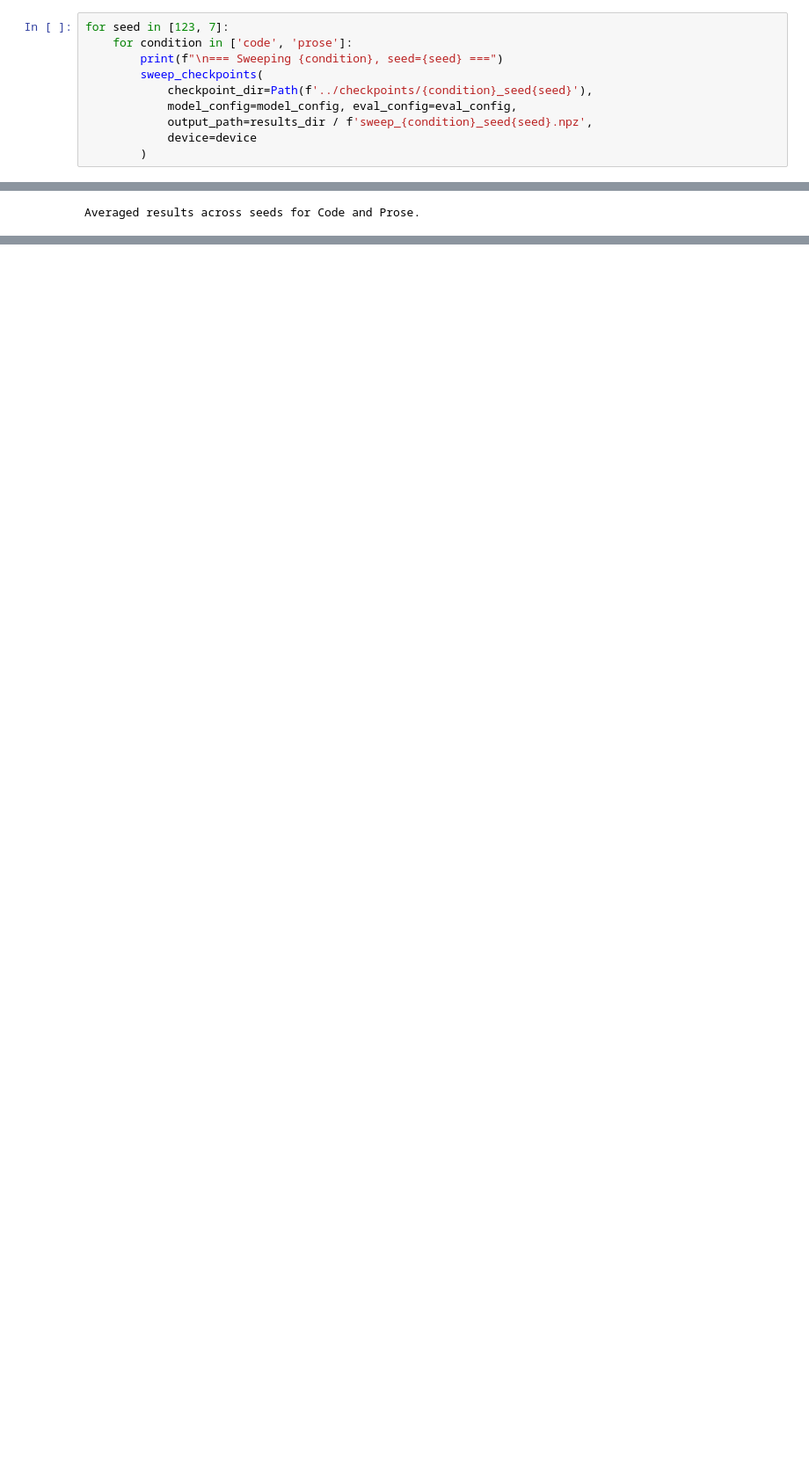
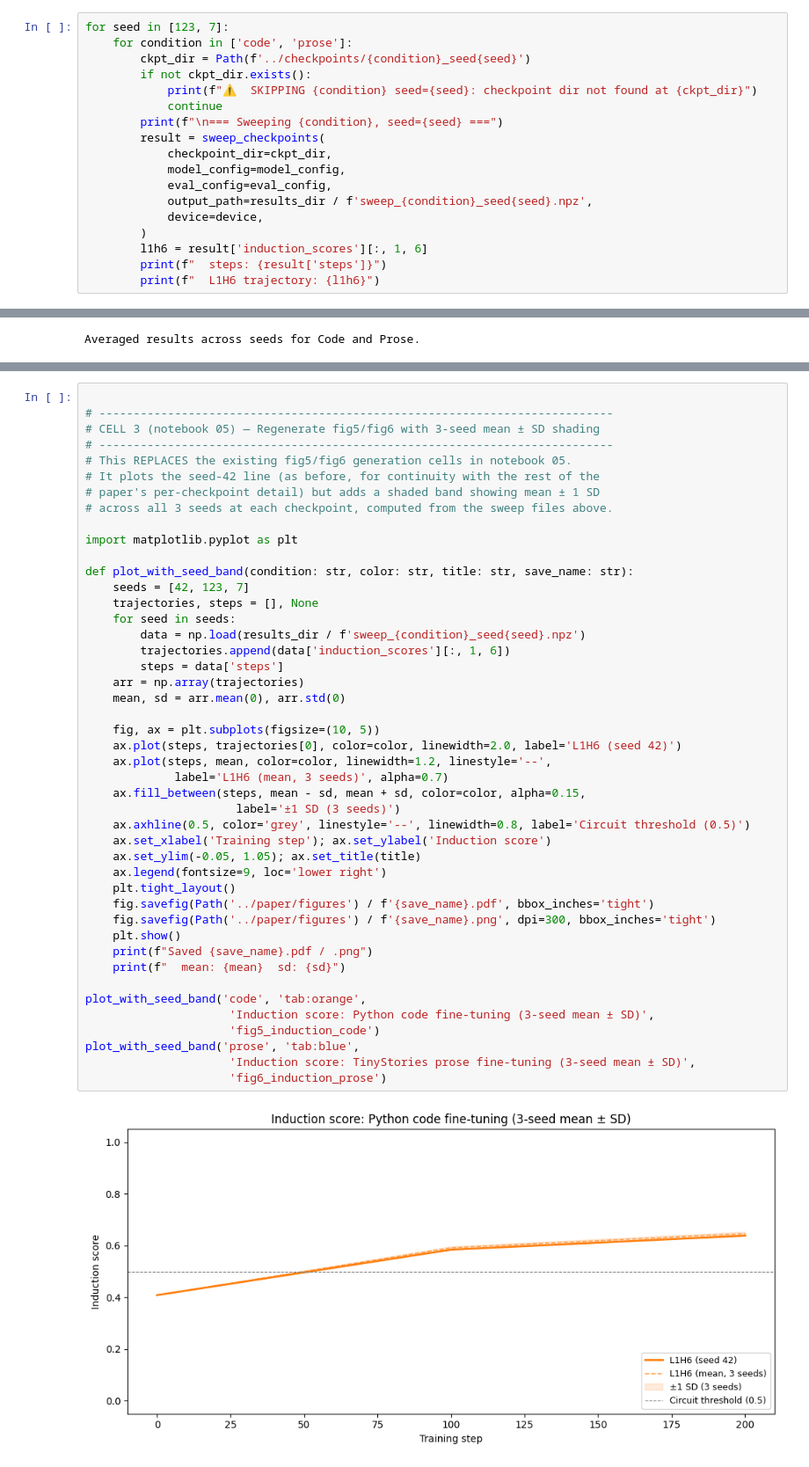
Before and after one commit to Mattral/Mechanistic-Interpretability-Study-Induction-Circuit-Stability-Under-Fine-Tuning, a Jupyter notebook: notebooks/01_to_05_all_in_one.ipynb, the cells around one changed output, grey strips where cells are left out. Shown at 88% size. Cells and saved outputs as stored; diff of their text form; blank space fills up the shorter version.

Commit message:
docs(paper): update figures, abstract, results, and conclusion with latest induction data (v10)

```diff
--- a/notebooks/01_to_05_all_in_one.ipynb
+++ b/notebooks/01_to_05_all_in_one.ipynb
@@ -681,11 +706,19 @@ files.download(file_path)
 # %%
 for seed in [123, 7]:
     for condition in ['code', 'prose']:
+        ckpt_dir = Path(f'../checkpoints/{condition}_seed{seed}')
+        if not ckpt_dir.exists():
+            print(f"⚠️  SKIPPING {condition} seed={seed}: checkpoint dir not found at {ckpt_dir}")
+            continue
         print(f"\n=== Sweeping {condition}, seed={seed} ===")
-        sweep_checkpoints(
-            checkpoint_dir=Path(f'../checkpoints/{condition}_seed{seed}'),
-            model_config=model_config, eval_config=eval_config,
+        result = sweep_checkpoints(
+            checkpoint_dir=ckpt_dir,
+            model_config=model_config,
+            eval_config=eval_config,
             output_path=results_dir / f'sweep_{condition}_seed{seed}.npz',
-            device=device
+            device=device,
         )
+        l1h6 = result['induction_scores'][:, 1, 6]
+        print(f"  steps: {result['steps']}")
+        print(f"  L1H6 trajectory: {l1h6}")
 # %% [output]
@@ -1116,0 +1153,47 @@ plt.show(); plt.close(fig6)
+# %%
+
+# ---------------------------------------------------------------------------
+# CELL 3 (notebook 05) — Regenerate fig5/fig6 with 3-seed mean ± SD shading
+# ---------------------------------------------------------------------------
+# This REPLACES the existing fig5/fig6 generation cells in notebook 05.
+# It plots the seed-42 line (as before, for continuity with the rest of the
+# paper's per-checkpoint detail) but adds a shaded band showing mean ± 1 SD
+# across all 3 seeds at each checkpoint, computed from the sweep files above.
+
+import matplotlib.pyplot as plt
+
+def plot_with_seed_band(condition: str, color: str, title: str, save_name: str):
+    seeds = [42, 123, 7]
+    trajectories, steps = [], None
+    for seed in seeds:
+        data = np.load(results_dir / f'sweep_{condition}_seed{seed}.npz')
+        trajectories.append(data['induction_scores'][:, 1, 6])
+        steps = data['steps']
+    arr = np.array(trajectories)
+    mean, sd = arr.mean(0), arr.std(0)
+
+    fig, ax = plt.subplots(figsize=(10, 5))
+    ax.plot(steps, trajectories[0], color=color, linewidth=2.0, label='L1H6 (seed 42)')
+    ax.plot(steps, mean, color=color, linewidth=1.2, linestyle='--',
+             label='L1H6 (mean, 3 seeds)', alpha=0.7)
+    ax.fill_between(steps, mean - sd, mean + sd, color=color, alpha=0.15,
+                      label='±1 SD (3 seeds)')
+    ax.axhline(0.5, color='grey', linestyle='--', linewidth=0.8, label='Circuit threshold (0.5)')
+    ax.set_xlabel('Training step'); ax.set_ylabel('Induction score')
+    ax.set_ylim(-0.05, 1.05); ax.set_title(title)
+    ax.legend(fontsize=9, loc='lower right')
+    plt.tight_layout()
+    fig.savefig(Path('../paper/figures') / f'{save_name}.pdf', bbox_inches='tight')
+    fig.savefig(Path('../paper/figures') / f'{save_name}.png', dpi=300, bbox_inches='tight')
+    plt.show()
+    print(f"Saved {save_name}.pdf / .png")
+    print(f"  mean: {mean}  sd: {sd}")
+
+plot_with_seed_band('code', 'tab:orange',
+                     'Induction score: Python code fine-tuning (3-seed mean ± SD)',
+                     'fig5_induction_code')
+plot_with_seed_band('prose', 'tab:blue',
+                     'Induction score: TinyStories prose fine-tuning (3-seed mean ± SD)',
+                     'fig6_induction_prose')
+# %% [output]
+[figure, added]
```
Also changed, not shown: parts of 21 cells of this notebook, 12 other files.
